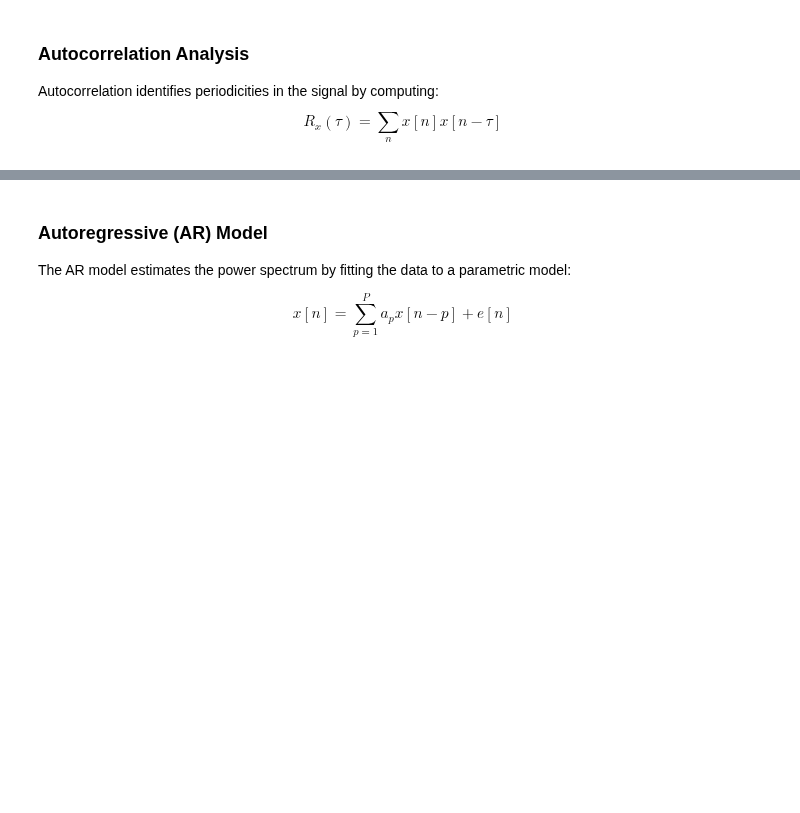
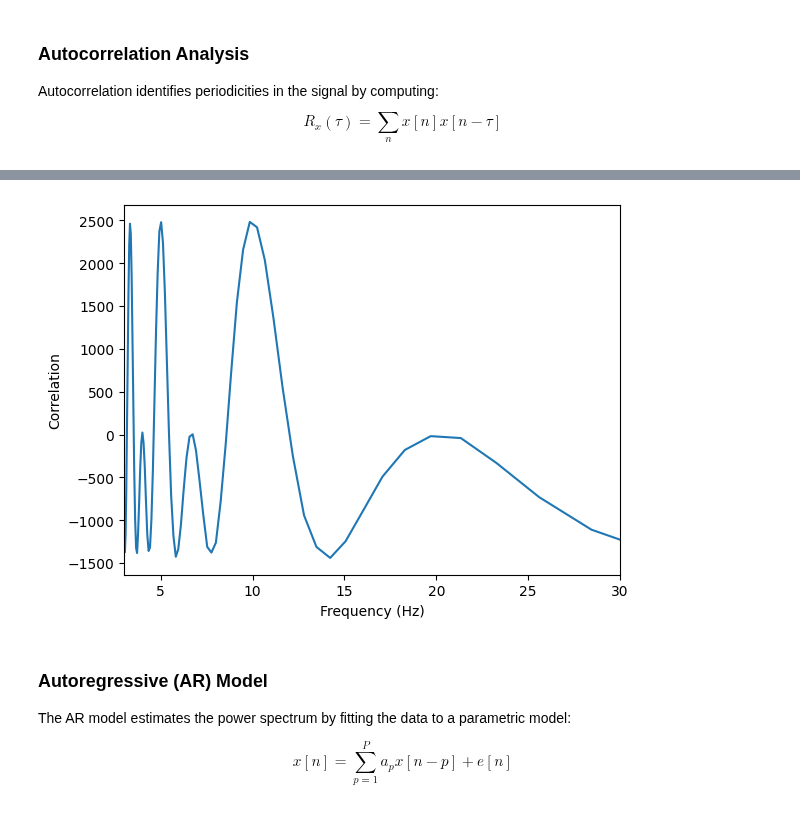
Before and after one commit to SMC-AAU-CPH/SPIS, a Jupyter notebook: 03-Fourier-Transform/03-MED-EEG.ipynb, the cells around one changed output, grey strips where cells are left out. Saved outputs shown, nothing was run; the diff lists cells and outputs as text; code cells hidden in the pictures; blank space fills up the shorter version.

```diff
--- a/03-Fourier-Transform/03-MED-EEG.ipynb
+++ b/03-Fourier-Transform/03-MED-EEG.ipynb
@@ -64,3 +73,12 @@ plt.show()
+# %%
+# change the lag in seconds to frequencies
+plt.plot(1/lag, corr)
+plt.xlim(3, 30)
+plt.xlabel("Frequency (Hz)")
+plt.ylabel("Correlation")
+plt.show()
+# %% [output]
+[figure, added]
 # %% [markdown]
 ### Autoregressive (AR) Model
 The AR model estimates the power spectrum by fitting the data to a parametric model:
```
Also changed, not shown: parts of 18 cells of this notebook.
